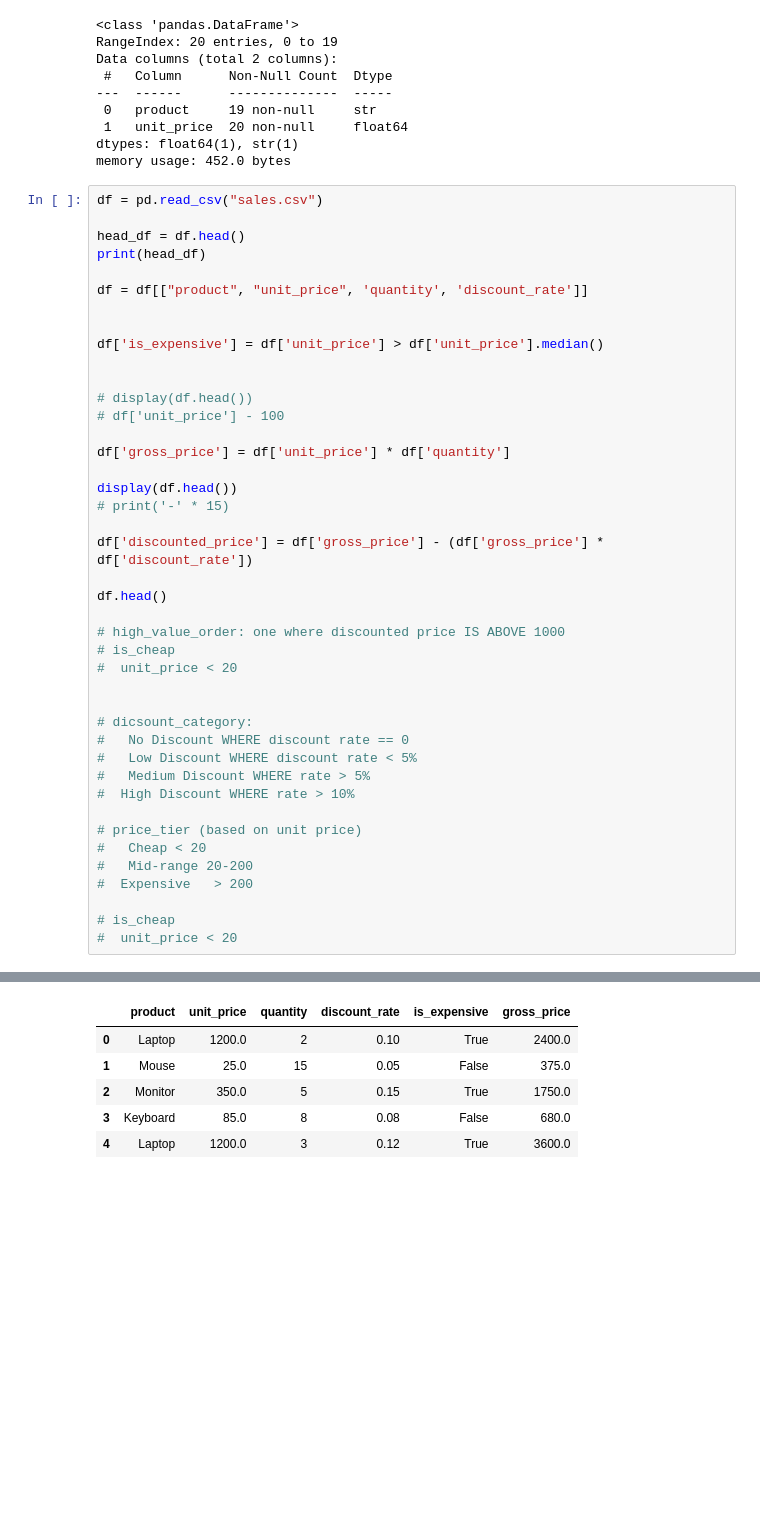
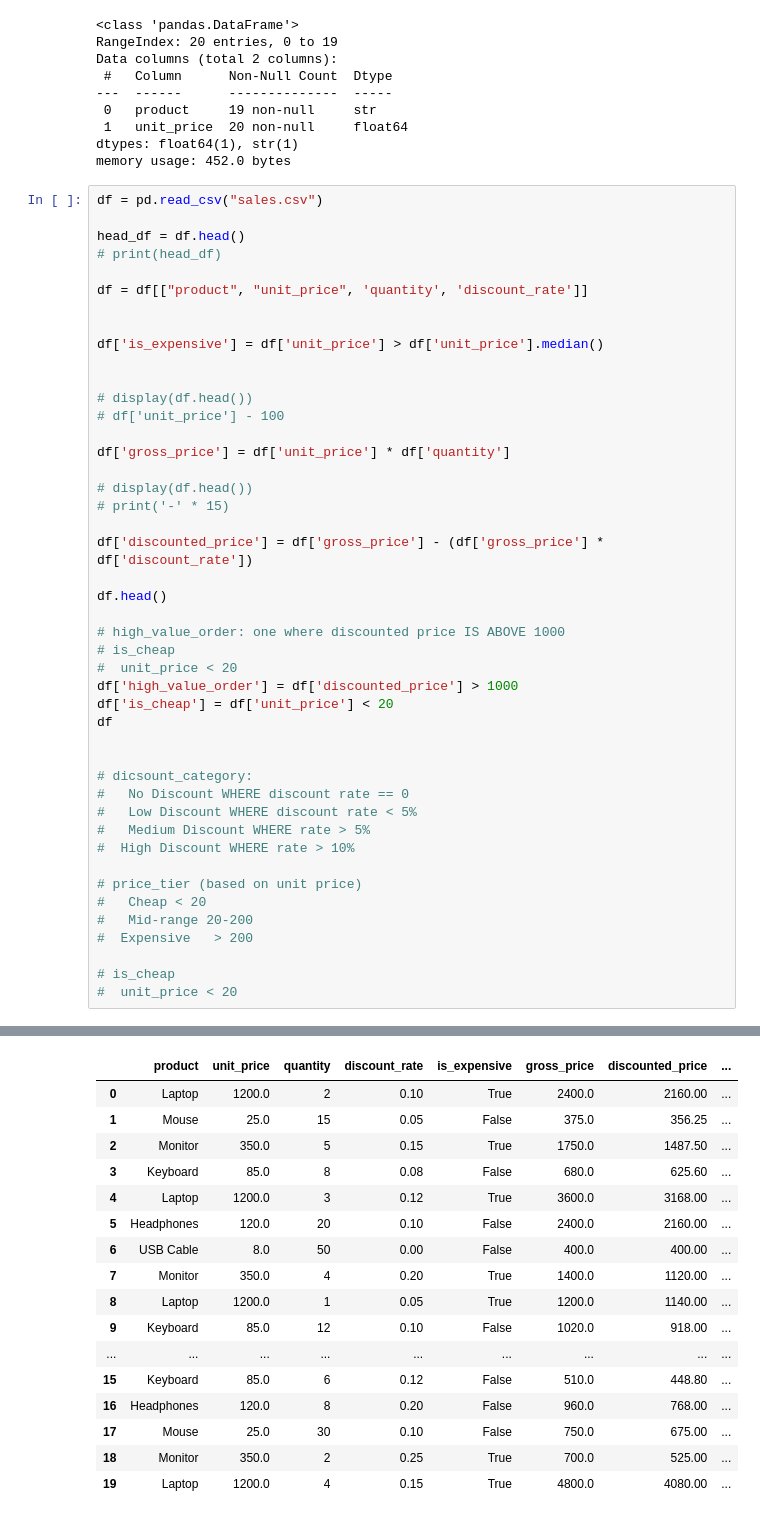
Before and after one commit to israel-oye/Python-Class-Batches, a Jupyter notebook: App-Based-Python/Batch-14A/Pandas/main.ipynb, the cells around one changed output, grey strips where cells are left out. Cells and saved outputs as stored; diff of their text form; blank space fills up the shorter version.

Commit message:
add code files for dataframe manipulation

```diff
--- a/App-Based-Python/Batch-14A/Pandas/main.ipynb
+++ b/App-Based-Python/Batch-14A/Pandas/main.ipynb
@@ -279,7 +281,7 @@ memory usage: 452.0 bytes
 df = pd.read_csv("sales.csv")
 
 head_df = df.head()
-print(head_df)
+# print(head_df)
 
 df = df[["product", "unit_price", 'quantity', 'discount_rate']]
 
@@ -292,7 +294,7 @@ df['is_expensive'] = df['unit_price'] > df['unit_price'].median()
 
 df['gross_price'] = df['unit_price'] * df['quantity']
 
-display(df.head())
+# display(df.head())
 # print('-' * 15)
 
 df['discounted_price'] = df['gross_price'] - (df['gross_price'] * df['discount_rate'])
@@ -302,6 +304,9 @@ df.head()
 # high_value_order: one where discounted price IS ABOVE 1000
 # is_cheap
 #  unit_price < 20
+df['high_value_order'] = df['discounted_price'] > 1000
+df['is_cheap'] = df['unit_price'] < 20
+df
 
 
 # dicsount_category:
@@ -327,6 +326,17 @@ df.head()
-|  | product | unit_price | quantity | discount_rate | is_expensive | gross_price |
-| 0 | Laptop | 1200.0 | 2 | 0.10 | True | 2400.0 |
-| 1 | Mouse | 25.0 | 15 | 0.05 | False | 375.0 |
-| 2 | Monitor | 350.0 | 5 | 0.15 | True | 1750.0 |
-| 3 | Keyboard | 85.0 | 8 | 0.08 | False | 680.0 |
-| 4 | Laptop | 1200.0 | 3 | 0.12 | True | 3600.0 |
+|  | product | unit_price | quantity | discount_rate | is_expensive | gross_price | discounted_price | ... |
+| 0 | Laptop | 1200.0 | 2 | 0.10 | True | 2400.0 | 2160.00 | ... |
+| 1 | Mouse | 25.0 | 15 | 0.05 | False | 375.0 | 356.25 | ... |
+| 2 | Monitor | 350.0 | 5 | 0.15 | True | 1750.0 | 1487.50 | ... |
+| 3 | Keyboard | 85.0 | 8 | 0.08 | False | 680.0 | 625.60 | ... |
+| 4 | Laptop | 1200.0 | 3 | 0.12 | True | 3600.0 | 3168.00 | ... |
+| 5 | Headphones | 120.0 | 20 | 0.10 | False | 2400.0 | 2160.00 | ... |
+| 6 | USB Cable | 8.0 | 50 | 0.00 | False | 400.0 | 400.00 | ... |
+| 7 | Monitor | 350.0 | 4 | 0.20 | True | 1400.0 | 1120.00 | ... |
+| 8 | Laptop | 1200.0 | 1 | 0.05 | True | 1200.0 | 1140.00 | ... |
+| 9 | Keyboard | 85.0 | 12 | 0.10 | False | 1020.0 | 918.00 | ... |
+| ... | ... | ... | ... | ... | ... | ... | ... | ... |
+| 15 | Keyboard | 85.0 | 6 | 0.12 | False | 510.0 | 448.80 | ... |
+| 16 | Headphones | 120.0 | 8 | 0.20 | False | 960.0 | 768.00 | ... |
+| 17 | Mouse | 25.0 | 30 | 0.10 | False | 750.0 | 675.00 | ... |
+| 18 | Monitor | 350.0 | 2 | 0.25 | True | 700.0 | 525.00 | ... |
+| 19 | Laptop | 1200.0 | 4 | 0.15 | True | 4800.0 | 4080.00 | ... |
```
Also changed, not shown: parts of 13 cells of this notebook, 3 other files.
